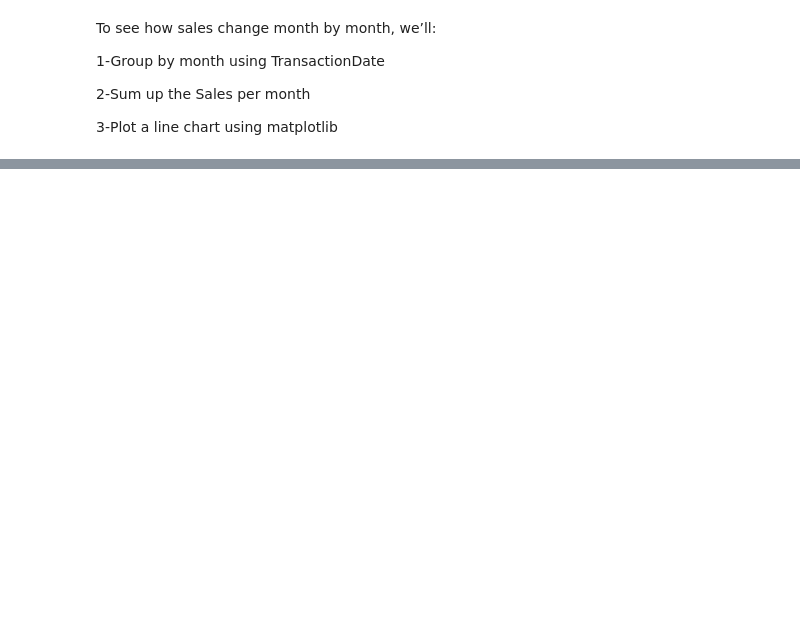
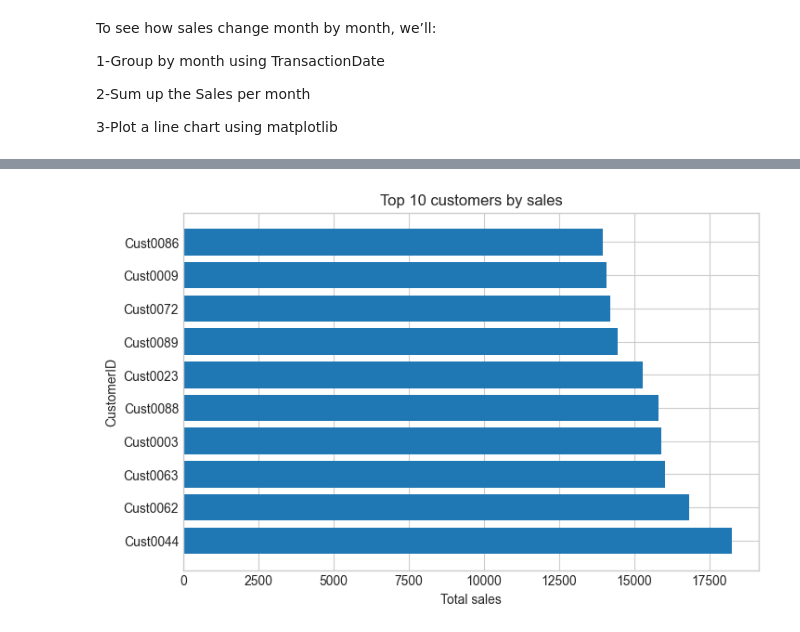
Before and after one commit to Medisa73/Retail_Sales_Project, a Jupyter notebook: retail_sales_data.ipynb, the cells around one changed output, grey strips where cells are left out. Cells and saved outputs as stored; diff of their text form; code cells hidden in the pictures; blank space fills up the shorter version.

```diff
--- a/retail_sales_data.ipynb
+++ b/retail_sales_data.ipynb
@@ -474,0 +525,19 @@ monthly_sales = df.groupby(df["TransactionDate"].dt.to_period("M"))["Sales"].sum
+# %%
+#Next visualization, Top customers by total sales
+#This helps you spot your most valuable customers
+#Conceptually, it’s the same pattern:
+#1-Group by CustomerID
+#2-Sum their Sales
+#3-Sort descending
+#4-Plot a bar chart (often horizontal, for readability)
+top_customers = df.groupby("CustomerID")["Sales"].sum().sort_values(ascending=False).head(10)
+# %%
+#Let’s visualize them with a horizontal bar chart (better for long names)
+plt.figure(figsize=(8, 5))
+plt.barh(top_customers.index, top_customers.values)
+plt.title("Top 10 customers by sales")
+plt.xlabel("Total sales")
+plt.ylabel("CustomerID")
+plt.show()
+# %% [output]
+[figure, added]
```
Also changed, not shown: parts of 9 cells of this notebook.
